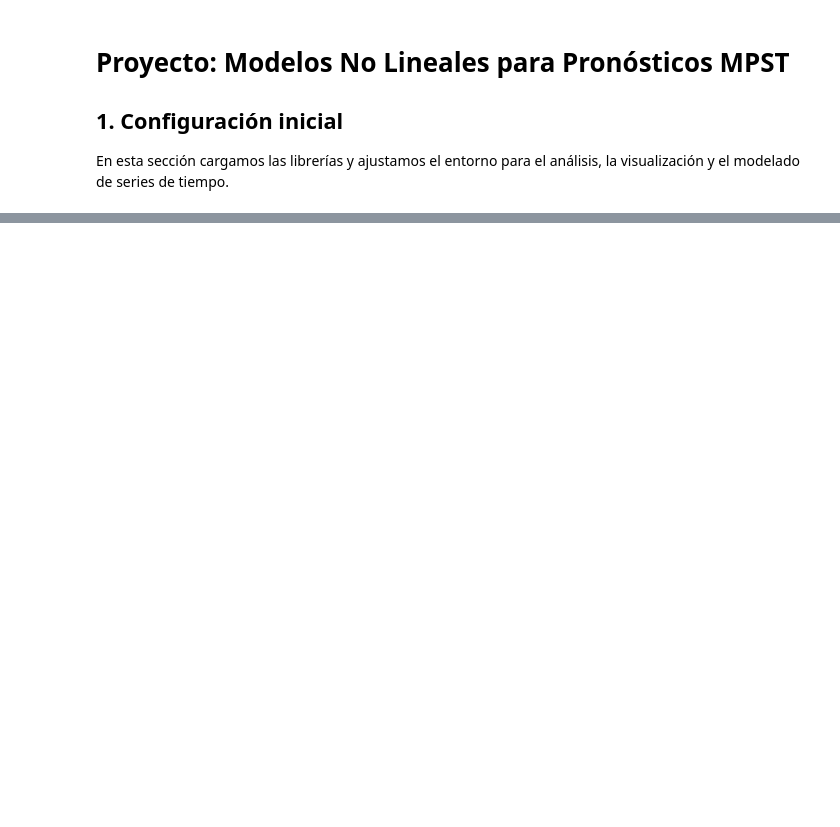
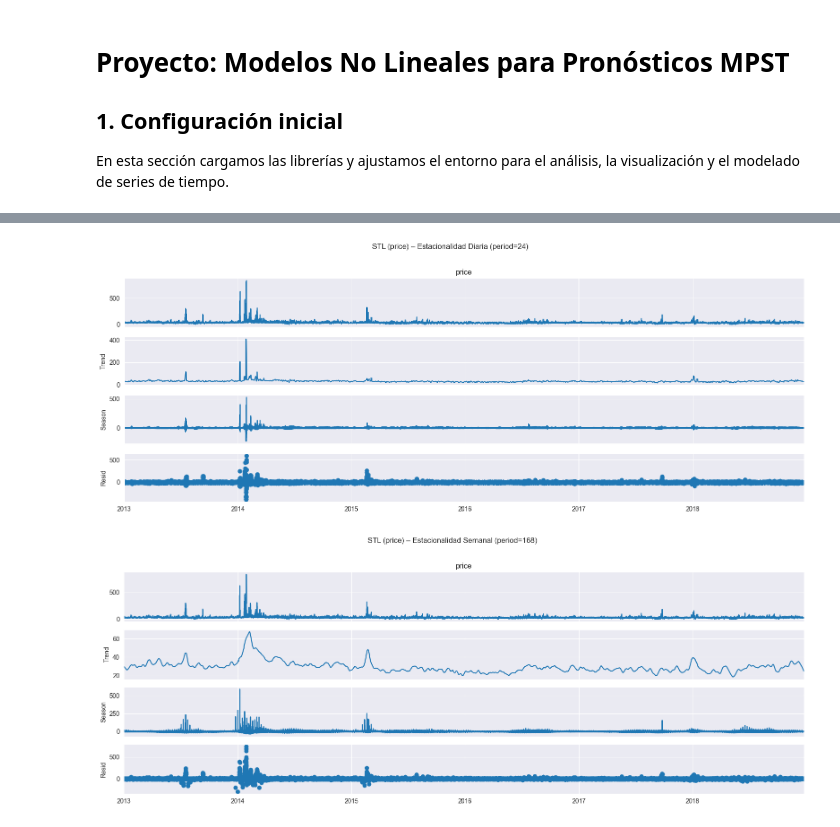
Before and after one commit to diego-mercadoc/Proyecto-MPST, a Jupyter notebook: Proyecto_v2.ipynb, the cells around one changed output, grey strips where cells are left out. Cells and saved outputs as stored; diff of their text form; code cells hidden in the pictures; blank space fills up the shorter version.

```diff
--- a/Proyecto_v2.ipynb
+++ b/Proyecto_v2.ipynb
@@ -74,0 +207,13 @@ if gpus:
+# %%
+for period, label in [(24, "Diaria"), (24*7, "Semanal")]:
+    stl_result = STL(df[target_variable].dropna(), period=period, robust=True).fit()
+    fig = stl_result.plot()
+    fig.suptitle(
+        f"STL ({target_variable}) – Estacionalidad {label} (period={period})",
+        y=1.02
+    )
+    plt.tight_layout()
+    plt.show()
+# %% [output]
+[figure, added]
+[figure, added]
```
Also changed, not shown: parts of 33 cells of this notebook.
